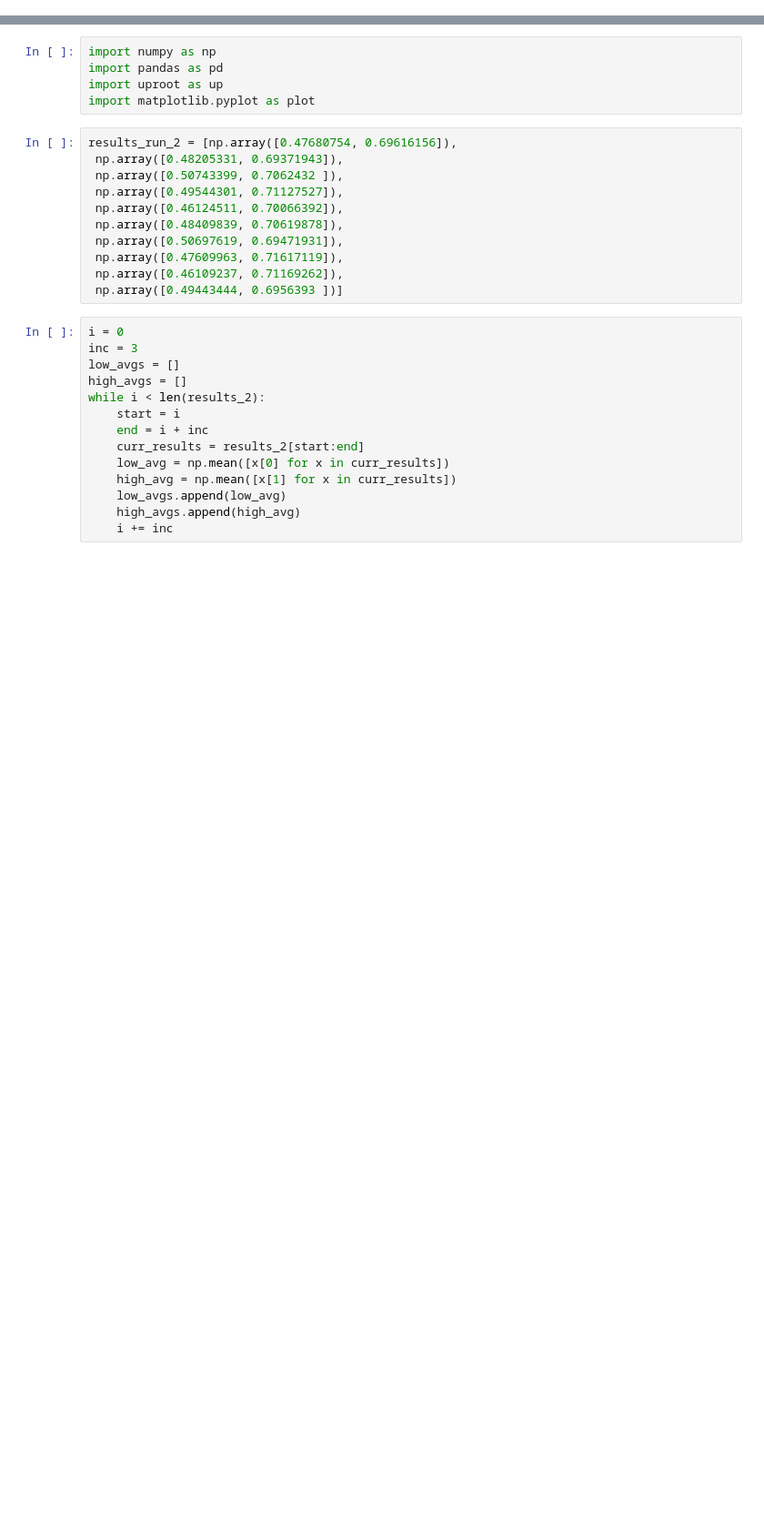
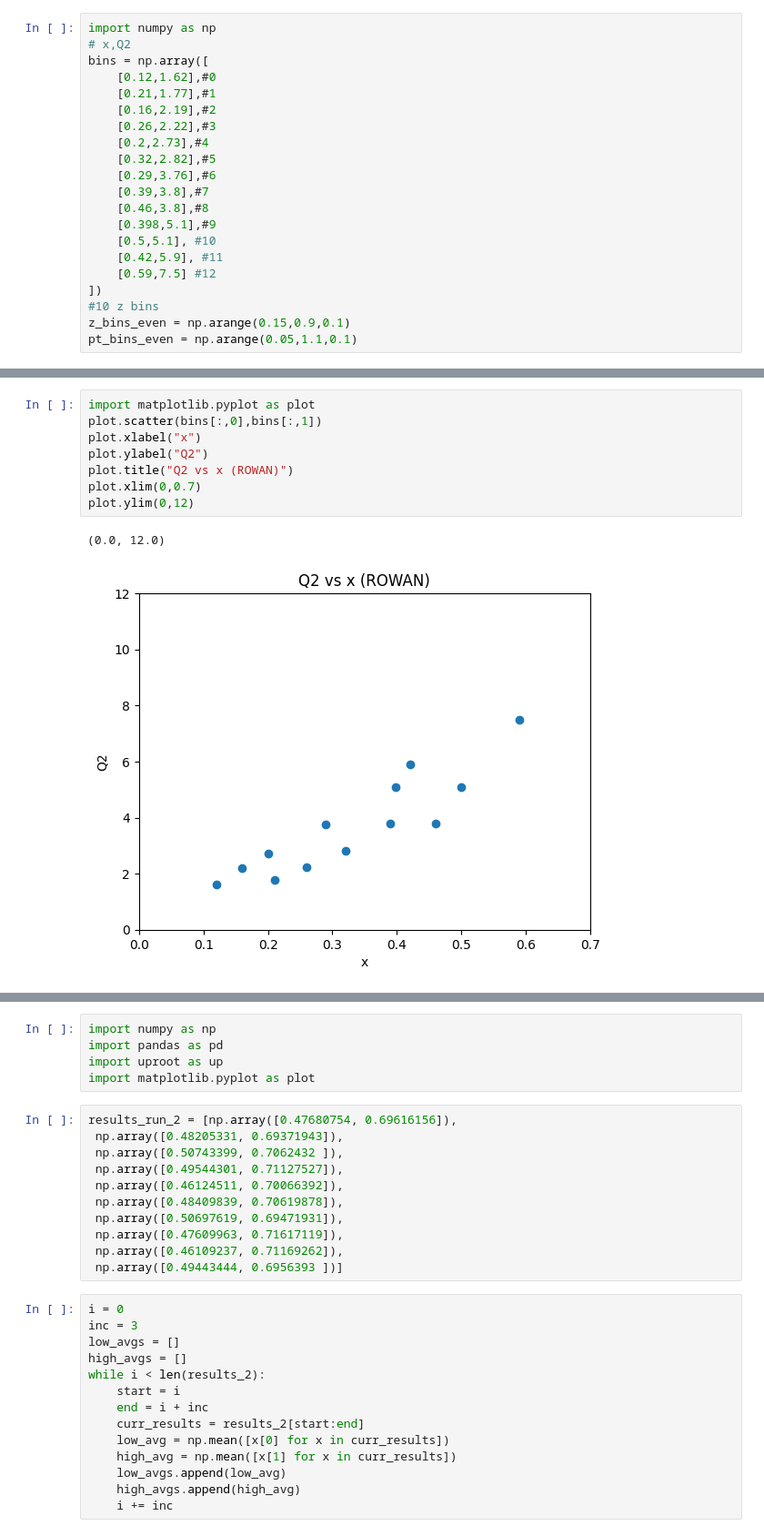
Before and after one commit to RowanKell/work_eic, a Jupyter notebook: macros/Timing_estimation/SCRATCH.ipynb, the cells around one changed output, grey strips where cells are left out. Shown: that part at 91% size. Drawn from its saved outputs; the diff is of its cells as text; blank space fills up the shorter version.

```diff
--- a/macros/Timing_estimation/SCRATCH.ipynb
+++ b/macros/Timing_estimation/SCRATCH.ipynb
@@ -0,0 +53,21 @@
+# %%
+import numpy as np
+# x,Q2
+bins = np.array([
+    [0.12,1.62],#0
+    [0.21,1.77],#1
+    [0.16,2.19],#2
+    [0.26,2.22],#3
+    [0.2,2.73],#4
+    [0.32,2.82],#5
+    [0.29,3.76],#6
+    [0.39,3.8],#7
+    [0.46,3.8],#8
+    [0.398,5.1],#9
+    [0.5,5.1], #10
+    [0.42,5.9], #11
+    [0.59,7.5] #12
+])
+#10 z bins
+z_bins_even = np.arange(0.15,0.9,0.1)
+pt_bins_even = np.arange(0.05,1.1,0.1)
@@ -0,0 +126,11 @@
+# %%
+import matplotlib.pyplot as plot
+plot.scatter(bins[:,0],bins[:,1])
+plot.xlabel("x")
+plot.ylabel("Q2")
+plot.title("Q2 vs x (ROWAN)")
+plot.xlim(0,0.7)
+plot.ylim(0,12)
+# %% [output]
+(0.0, 12.0)
+[figure, added]
```
Also changed, not shown: parts of 14 cells of this notebook, 3 other files.
